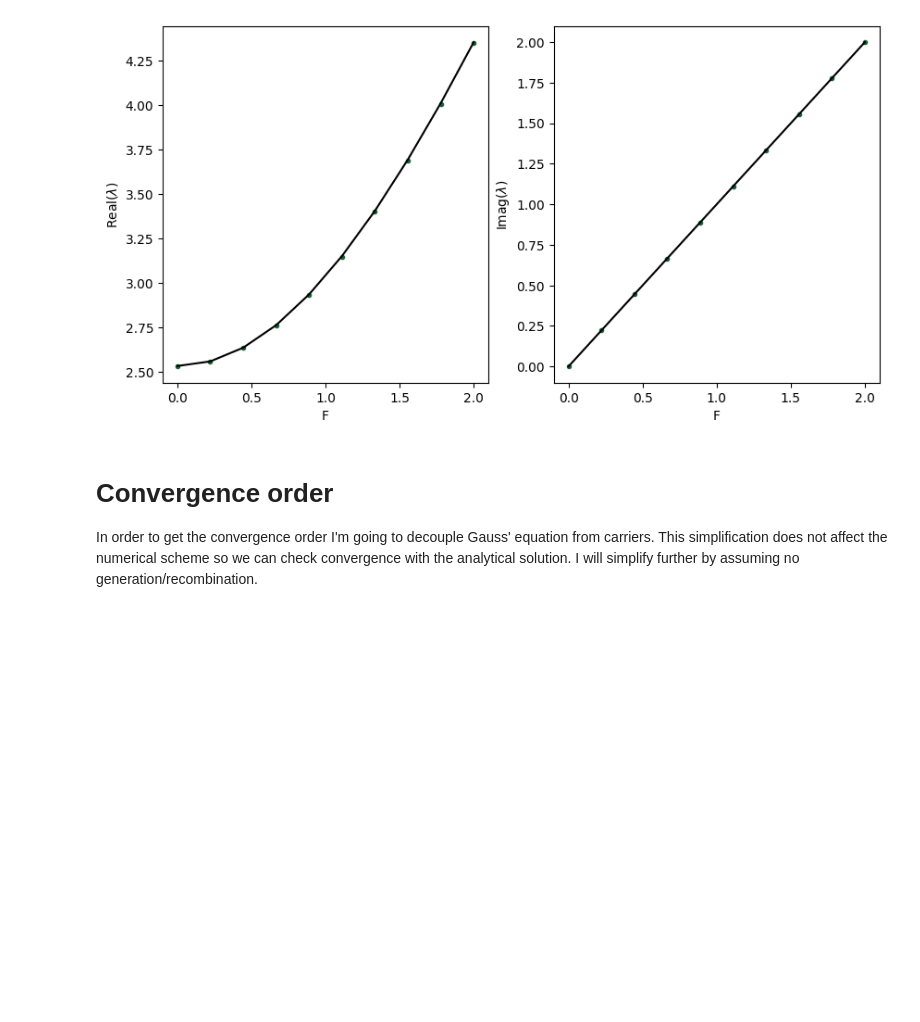
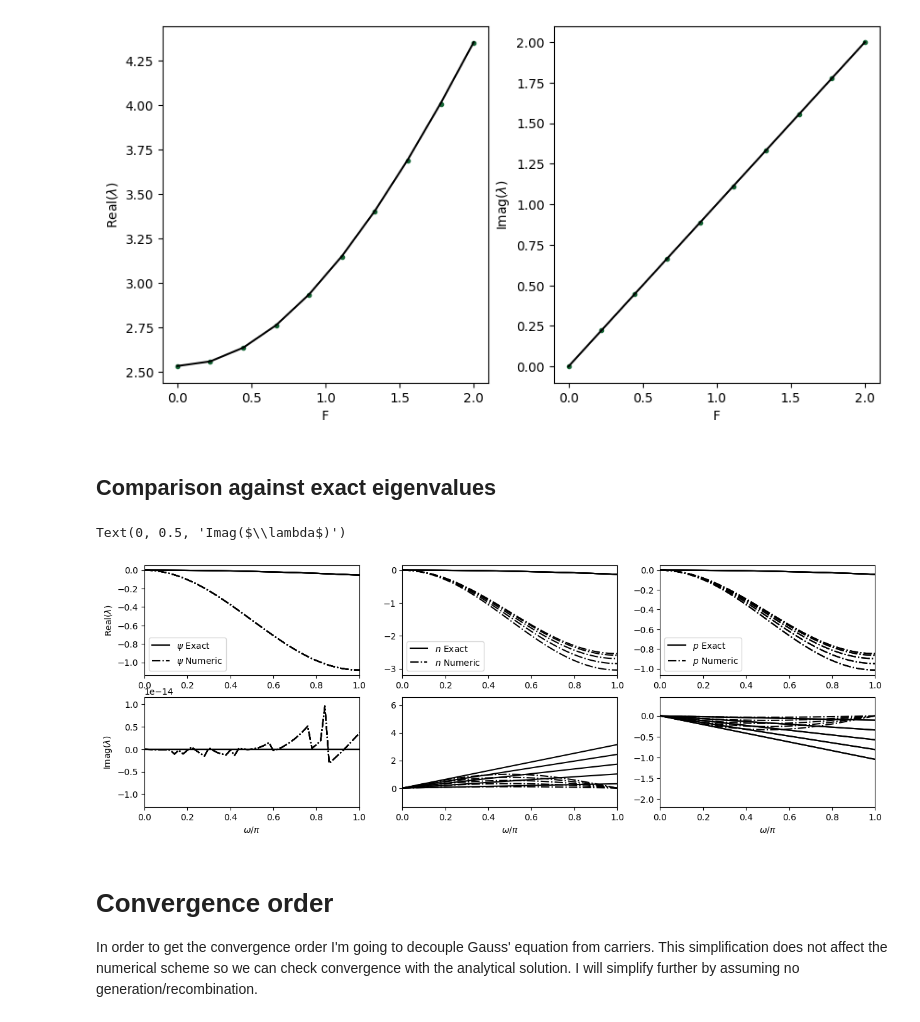
Before and after one commit to marc-flex/charge_notebooks, a Jupyter notebook: 1D_numerics_comparison.ipynb, the cells around one changed output. Drawn from its saved outputs; the diff is of its cells as text; code cells hidden in the pictures; blank space fills up the shorter version.

```diff
--- a/1D_numerics_comparison.ipynb
+++ b/1D_numerics_comparison.ipynb
@@ -1204,6 +1205,61 @@ ax[1].set_ylabel("Imag($\lambda$)")
 plt.show()
 # %% [output]
 [figure]
+# %% [markdown]
+## Comparison against exact eigenvalues
+# %%
+N = 100
+ks = np.linspace(0, N-1, N)
+omega = 2*np.pi/N
+
+_, ax = plt.subplots(2, 3, figsize=(15, 5))
+for n, F in enumerate(np.linspace(1e-1, 1, 5)):
+    lambdas_psi, lambdas_n, lambdas_p = analytical_numerical_eigenvalues(N, F)
+
+    # get exact eigenvalues
+    l_exact_psi = -eps0*Er*omega*omega*ks*ks
+    l_exact_n = mu_n*(1j*omega*ks*F - omega*omega*ks*ks*vt0_bar*T[0])
+    l_exact_p = mu_p*(-1j*omega*ks*F - omega*omega*ks*ks*vt0_bar*T[0])
+
+    if n == 0:
+        ax[0][0].plot(ks*omega/np.pi, np.real(l_exact_psi), 'k-', label="$\psi$ Exact")
+        ax[0][0].plot(ks*omega/np.pi, np.real(lambdas_psi), 'k-.', label="$\psi$ Numeric")
+    else:
+        ax[0][0].plot(ks*omega/np.pi, np.real(l_exact_psi), 'k-')
+        ax[0][0].plot(ks*omega/np.pi, np.real(lambdas_psi), 'k-.')
+    ax[1][0].plot(ks*omega/np.pi, np.imag(l_exact_psi), 'k-')
+    ax[1][0].plot(ks*omega/np.pi, np.imag(lambdas_psi), 'k-.')
+
+    if n == 0:
+        ax[0][1].plot(ks*omega/np.pi, np.real(l_exact_n), 'k-', label="$n$ Exact")
+        ax[0][1].plot(ks*omega/np.pi, np.real(lambdas_n), 'k-.', label="$n$ Numeric")
+    else:
+        ax[0][1].plot(ks*omega/np.pi, np.real(l_exact_n), 'k-')
+        ax[0][1].plot(ks*omega/np.pi, np.real(lambdas_n), 'k-.')
+    ax[1][1].plot(ks*omega/np.pi, np.imag(l_exact_n), 'k-')
+    ax[1][1].plot(ks*omega/np.pi, np.imag(lambdas_n), 'k-.')
+
+    if n == 0:
+        ax[0][2].plot(ks*omega/np.pi, np.real(l_exact_p), 'k-', label="$p$ Exact")
+        ax[0][2].plot(ks*omega/np.pi, np.real(lambdas_p), 'k-.', label="$p$ Numeric")
+    else:
+        ax[0][2].plot(ks*omega/np.pi, np.real(l_exact_p), 'k-')
+        ax[0][2].plot(ks*omega/np.pi, np.real(lambdas_p), 'k-.')
+    ax[1][2].plot(ks*omega/np.pi, np.imag(l_exact_p), 'k-')
+    ax[0][2].plot(ks*omega/np.pi, np.real(lambdas_p), 'k-.')
+    ax[1][2].plot(ks*omega/np.pi, np.imag(l_exact_p), 'k-')
+    ax[1][2].plot(ks*omega/np.pi, np.imag(lambdas_p), 'k-.')
+
+for i in range(3):
+    ax[1][i].set_xlabel("$\omega / \pi$")
+    ax[0][i].set_xlim(0, 1)
+    ax[1][i].set_xlim(0, 1)
+    ax[0][i].legend()
+ax[0][0].set_ylabel("Real($\lambda$)")
+ax[1][0].set_ylabel("Imag($\lambda$)")
+# %% [output]
+Text(0, 0.5, 'Imag($\\lambda$)')
+[figure, added]
 # %% [markdown]
 # Convergence order
 In order to get the convergence order I'm going to decouple Gauss' equation from carriers. This simplification does not affect the numerical scheme so we can check convergence with the analytical solution.
```
Also changed, not shown: parts of 8 cells of this notebook.
